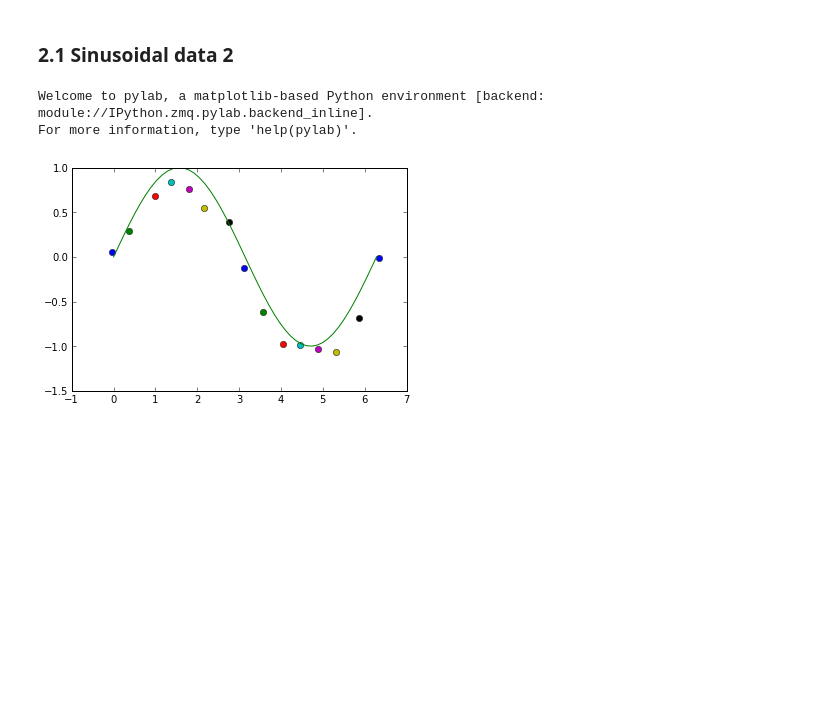
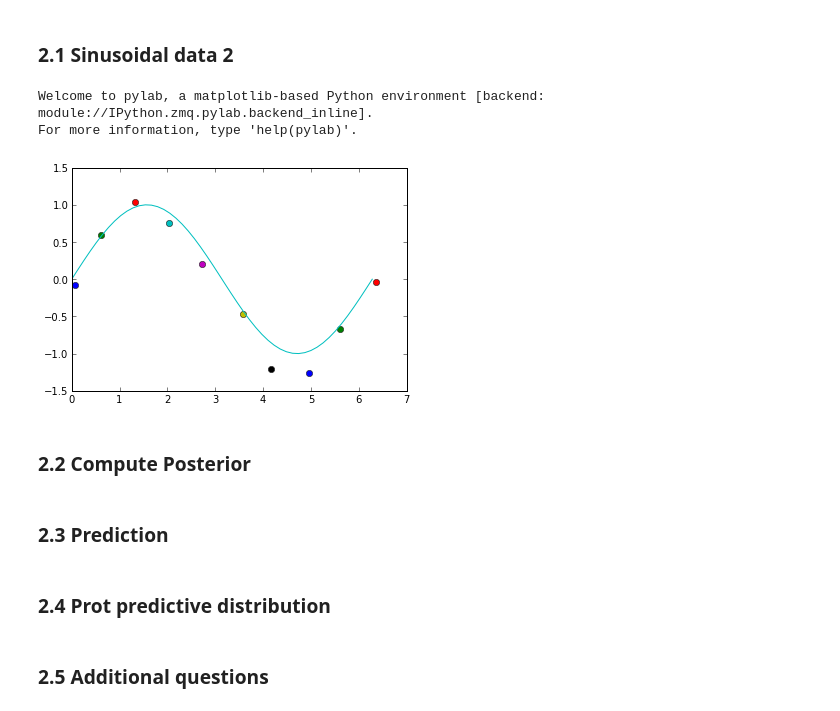
Before and after one commit to jaivalis/MLPR-Labs, a Jupyter notebook: Lab1Solutions.ipynb, the cells around one changed output. Saved outputs shown, nothing was run; the diff lists cells and outputs as text; code cells hidden in the pictures; blank space fills up the shorter version.

```diff
--- a/Lab1Solutions.ipynb
+++ b/Lab1Solutions.ipynb
@@ -263,15 +263,23 @@ model_evaluation(sampleData[0],sampleData[1])
 # %%
 %pylab inline
 
 def gen_sinusoidal2(N):
+    for i in linspace (0, 2*pi, N):
+        plot(i + random.uniform(-0.1, 0.1), sin(i)+ random.normal(-0.1, 0.1), 'o')
+
     x = linspace (0,2*pi)
-
-    for i in linspace (0, 2*pi, N/2*pi):
-        plot(i + random.uniform(-0.1, 0.1), sin(i)+ random.normal(-0.1, 0.1), 'o')
     plot(x, sin(x))
 
 gen_sinusoidal2(10)
 # %% [output]
 Welcome to pylab, a matplotlib-based Python environment [backend: module://IPython.zmq.pylab.backend_inline].
 For more information, type 'help(pylab)'.
-[figure, old version]
+[figure, new version]
+# %% [markdown]
+### 2.2 Compute Posterior
+# %% [markdown]
+### 2.3 Prediction
+# %% [markdown]
+### 2.4 Prot predictive distribution
+# %% [markdown]
+### 2.5 Additional questions
```
Also changed, not shown: parts of 2 cells of this notebook.
